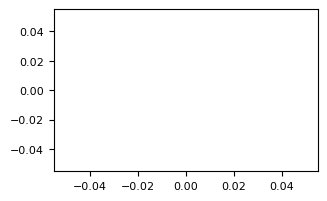
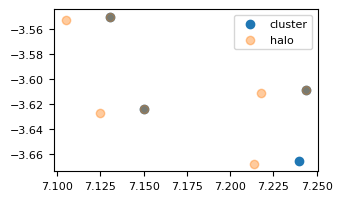
The notebook cell's code change between the first figure and the second:
--- before
+++ after
@@ -1,5 +1,6 @@
-halo_test = halo_galaxies_shared[halo_galaxies_shared['halo_id'] == 209968]
-cluster_test = cluster_galaxies[cluster_galaxies['cluster_id'] == 109968]
+halo_test = halo_galaxies_shared[halo_galaxies_shared['halo_id'] == 200095]
+cluster_test = cluster_galaxies[cluster_galaxies['cluster_id'] == 100095]
 
-plt.scatter(cluster_test['RA'], cluster_test['DEC'])
-plt.scatter(halo_test['RA'],halo_test['DEC'],alpha=0.4)
+plt.scatter(cluster_test['RA'], cluster_test['DEC'],label="cluster")
+plt.scatter(halo_test['RA'],halo_test['DEC'],alpha=0.4,label="halo")
+plt.legend()

Commit: latest update on proximityy time test